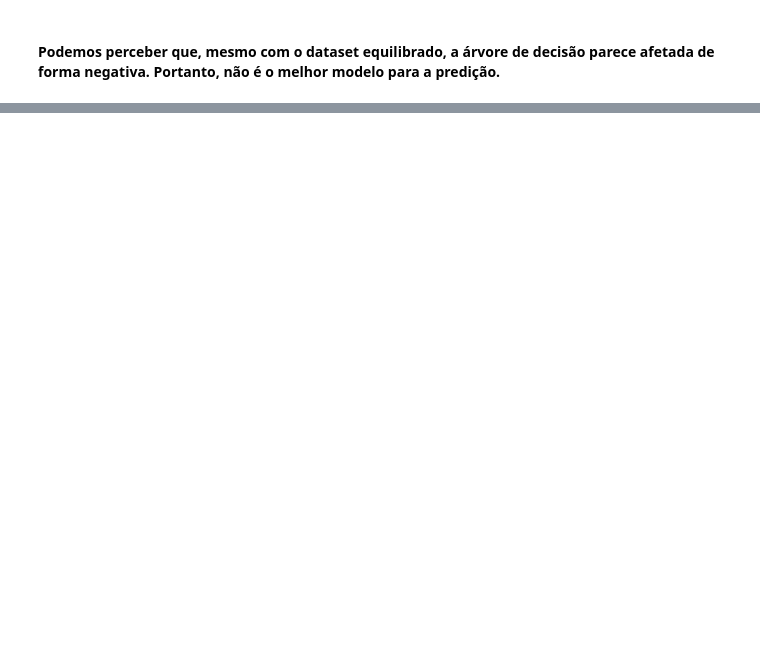
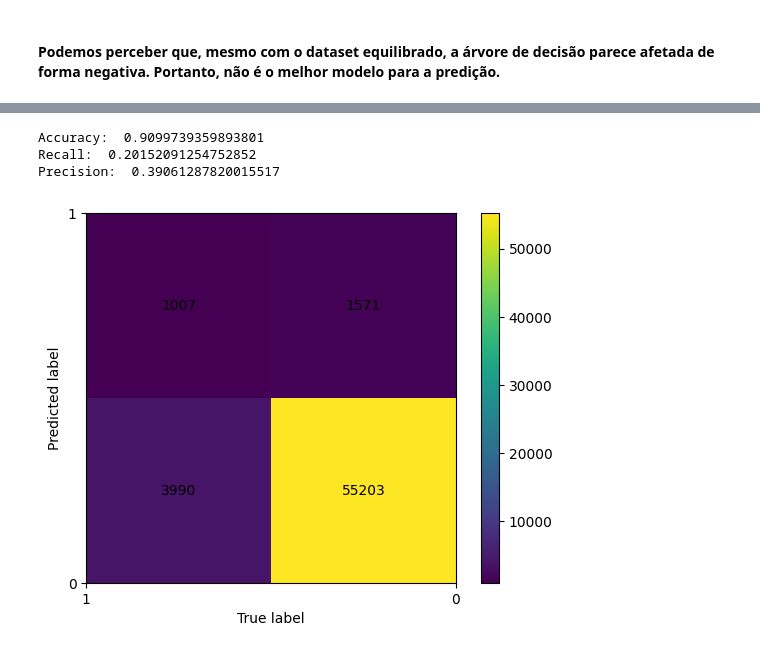
Before and after one commit to PDTCCLF/INF1032, a Jupyter notebook: testeTreino.ipynb, the cells around one changed output, grey strips where cells are left out. Saved outputs shown, nothing was run; the diff lists cells and outputs as text; code cells hidden in the pictures; blank space fills up the shorter version.

```diff
--- a/testeTreino.ipynb
+++ b/testeTreino.ipynb
@@ -190,0 +262,18 @@ plt.show()
+# %%
+input_layer = tf.keras.layers.Input(shape=(23))
+
+x = input_layer
+x = tf.keras.layers.Dense(1024, kernel_initializer='uniform', activation='relu')(x)
+x = tf.keras.layers.Dropout(0.2)(x)
+
+out_layer = tf.keras.layers.Dense(1, kernel_initializer='uniform', activation='sigmoid')(x)
+
+model = tf.keras.Model(input_layer, out_layer)
+optimizer=tf.keras.optimizers.Adam(0.0001)
+loss = tf.keras.losses.BinaryFocalCrossentropy(apply_class_balancing=True)
+
+model.compile(optimizer=optimizer,
+              loss=loss,
+              metrics=["accuracy"])
+
+model.summary()
@@ -190,0 +298,2 @@ plt.show()
+# %%
+model.fit(x_train, y_train, validation_split=0.20, epochs=200, batch_size=128, verbose=1)
@@ -190,0 +319,4 @@ plt.show()
+# %%
+y_pred = model.predict(x_test)
+y_pred[y_pred >= 0.5] = 1.
+y_pred[y_pred < 0.5] = 0.
@@ -190,0 +325,14 @@ plt.show()
+# %%
+TP,TN,FP,FN = metrics(y_test, y_pred)
+recall = TP/(TP+FN)
+precision = TP/(TP+FP)
+accuracy = (TN+TP)/(TP+FP+FN+TN)
+print("Accuracy: ", accuracy)
+print("Recall: ", recall)
+print("Precision: ", precision)
+plot_confusion_matrix(TP,FP,FN,TN)
+# %% [output]
+Accuracy:  0.9099739359893801
+Recall:  0.20152091254752852
+Precision:  0.39061287820015517
+[figure, added]
```
Also changed, not shown: parts of 13 cells of this notebook.
